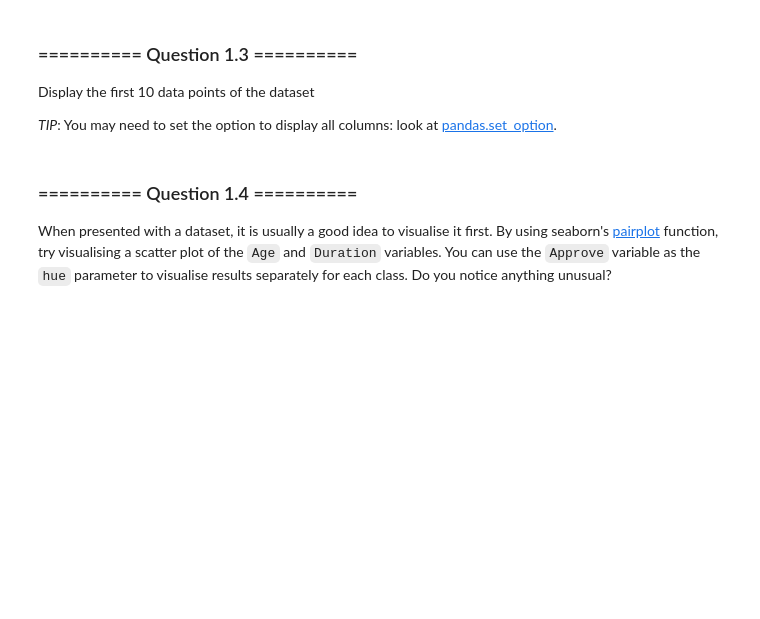
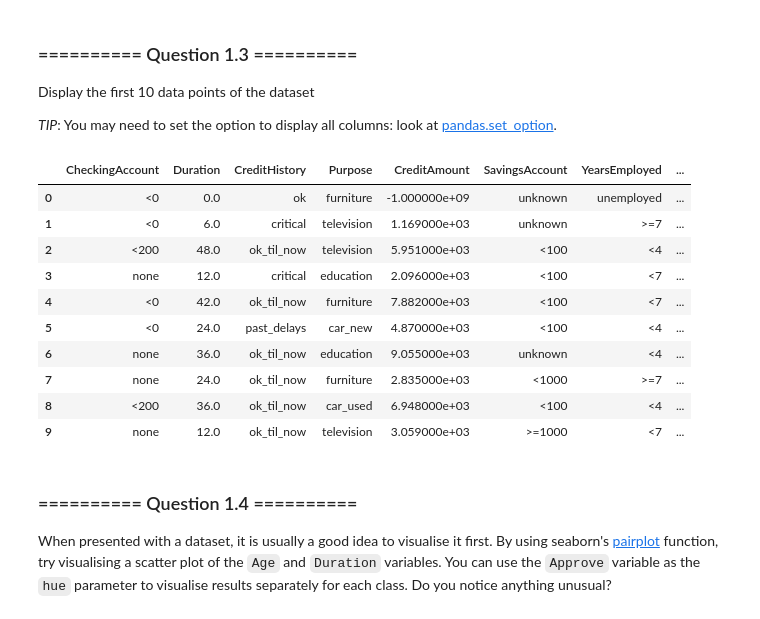
Before and after one commit to stuphys1729/IAML, a Jupyter notebook: Labs/02 - Decision Trees and Linear Regression.ipynb, the cells around one changed output. Drawn from its saved outputs; the diff is of its cells as text; code cells hidden in the pictures; blank space fills up the shorter version.

```diff
--- a/Labs/02 - Decision Trees and Linear Regression.ipynb
+++ b/Labs/02 - Decision Trees and Linear Regression.ipynb
@@ -56,6 +79,20 @@ Display the first 10 data points of the dataset
 *TIP*: You may need to set the option to display all columns: look at [pandas.set_option](https://pandas.pydata.org/pandas-docs/version/0.23.4/generated/pandas.set_option.html).
 # %%
 # Your Code goes here:
+pd.set_option('display.max_columns', 25)
+credit.head(10)
+# %% [output]
+|  | CheckingAccount | Duration | CreditHistory | Purpose | CreditAmount | SavingsAccount | YearsEmployed | ... |
+| 0 | <0 | 0.0 | ok | furniture | -1.000000e+09 | unknown | unemployed | ... |
+| 1 | <0 | 6.0 | critical | television | 1.169000e+03 | unknown | >=7 | ... |
+| 2 | <200 | 48.0 | ok_til_now | television | 5.951000e+03 | <100 | <4 | ... |
+| 3 | none | 12.0 | critical | education | 2.096000e+03 | <100 | <7 | ... |
+| 4 | <0 | 42.0 | ok_til_now | furniture | 7.882000e+03 | <100 | <7 | ... |
+| 5 | <0 | 24.0 | past_delays | car_new | 4.870000e+03 | <100 | <4 | ... |
+| 6 | none | 36.0 | ok_til_now | education | 9.055000e+03 | unknown | <4 | ... |
+| 7 | none | 24.0 | ok_til_now | furniture | 2.835000e+03 | <1000 | >=7 | ... |
+| 8 | <200 | 36.0 | ok_til_now | car_used | 6.948000e+03 | <100 | <4 | ... |
+| 9 | none | 12.0 | ok_til_now | television | 3.059000e+03 | >=1000 | <7 | ... |
 # %% [markdown]
 ### ========== Question 1.4 ==========
 When presented with a dataset, it is usually a good idea to visualise it first. By using seaborn's [pairplot](https://seaborn.github.io/generated/seaborn.pairplot.html?highlight=pairplot#seaborn.pairplot) function, try visualising a scatter plot of the `Age` and `Duration` variables. You can use the `Approve` variable as the `hue` parameter to visualise results separately for each class. Do you notice anything unusual?
```
Also changed, not shown: parts of 19 cells of this notebook.
